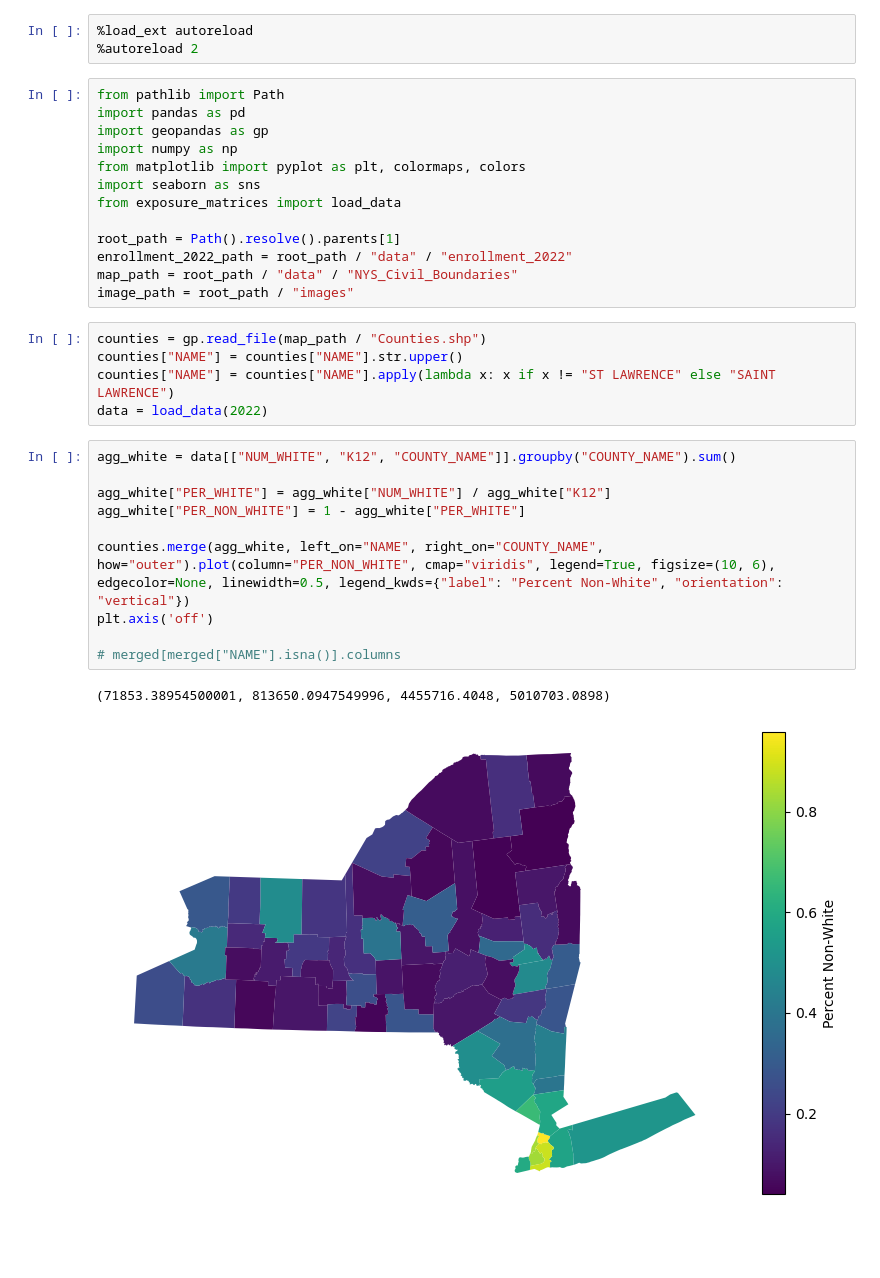
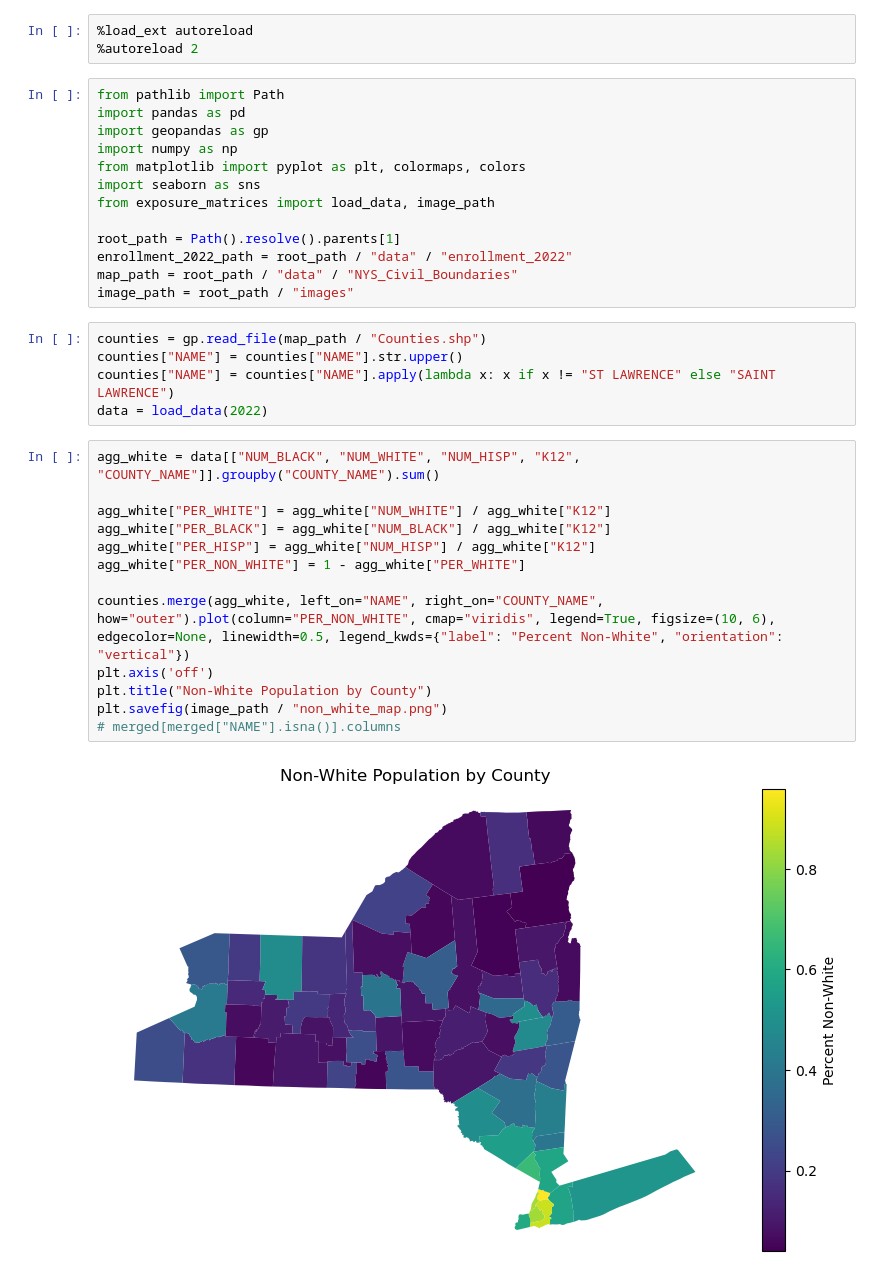
Before and after one commit to Daniel-Packer/ny_education_2, a Jupyter notebook: src/analysis/racial_props.ipynb, the cells around one changed output. Drawn from its saved outputs; the diff is of its cells as text; blank space fills up the shorter version.

```diff
--- a/src/analysis/racial_props.ipynb
+++ b/src/analysis/racial_props.ipynb
@@ -8,7 +8,7 @@ import geopandas as gp
 import numpy as np
 from matplotlib import pyplot as plt, colormaps, colors
 import seaborn as sns
-from exposure_matrices import load_data
+from exposure_matrices import load_data, image_path
 
 root_path = Path().resolve().parents[1]
 enrollment_2022_path = root_path / "data" / "enrollment_2022"
@@ -20,15 +20,17 @@ counties["NAME"] = counties["NAME"].str.upper()
 counties["NAME"] = counties["NAME"].apply(lambda x: x if x != "ST LAWRENCE" else "SAINT LAWRENCE")
 data = load_data(2022)
 # %%
-agg_white = data[["NUM_WHITE", "K12", "COUNTY_NAME"]].groupby("COUNTY_NAME").sum()
+agg_white = data[["NUM_BLACK", "NUM_WHITE", "NUM_HISP", "K12", "COUNTY_NAME"]].groupby("COUNTY_NAME").sum()
 
 agg_white["PER_WHITE"] = agg_white["NUM_WHITE"] / agg_white["K12"]
+agg_white["PER_BLACK"] = agg_white["NUM_BLACK"] / agg_white["K12"]
+agg_white["PER_HISP"] = agg_white["NUM_HISP"] / agg_white["K12"]
 agg_white["PER_NON_WHITE"] = 1 - agg_white["PER_WHITE"]
 
 counties.merge(agg_white, left_on="NAME", right_on="COUNTY_NAME", how="outer").plot(column="PER_NON_WHITE", cmap="viridis", legend=True, figsize=(10, 6), edgecolor=None, linewidth=0.5, legend_kwds={"label": "Percent Non-White", "orientation": "vertical"})
 plt.axis('off')
-
+plt.title("Non-White Population by County")
+plt.savefig(image_path / "non_white_map.png")
 # merged[merged["NAME"].isna()].columns
 # %% [output]
-(71853.38954500001, 813650.0947549996, 4455716.4048, 5010703.0898)
-[figure, old version]
+[figure, new version]
```
Also changed, not shown: parts of 4 cells of this notebook, 3 other files.
